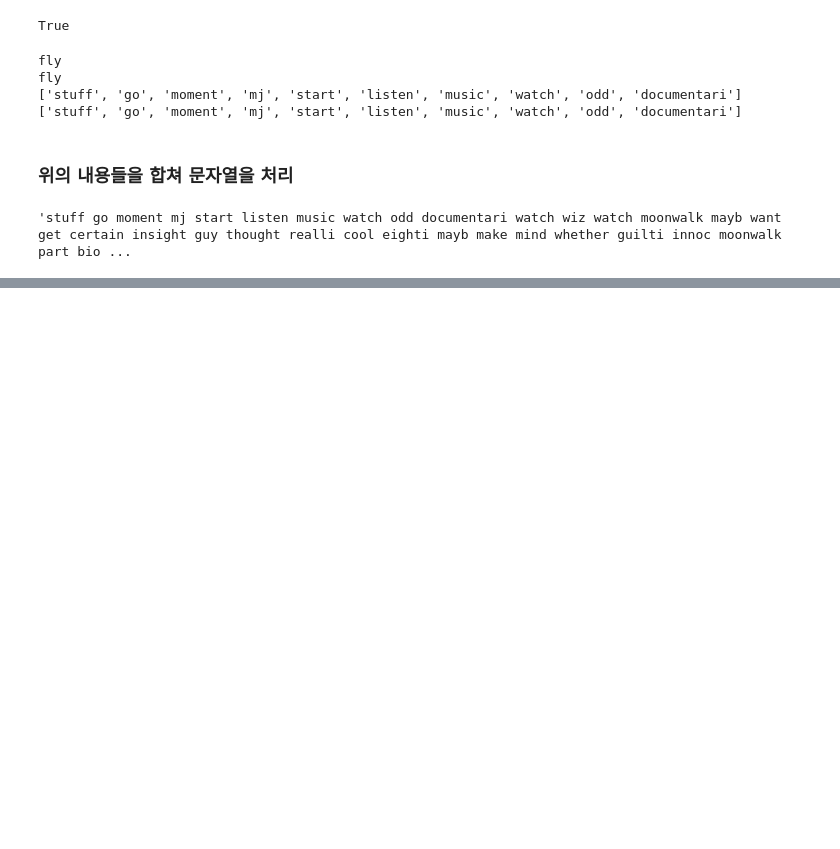
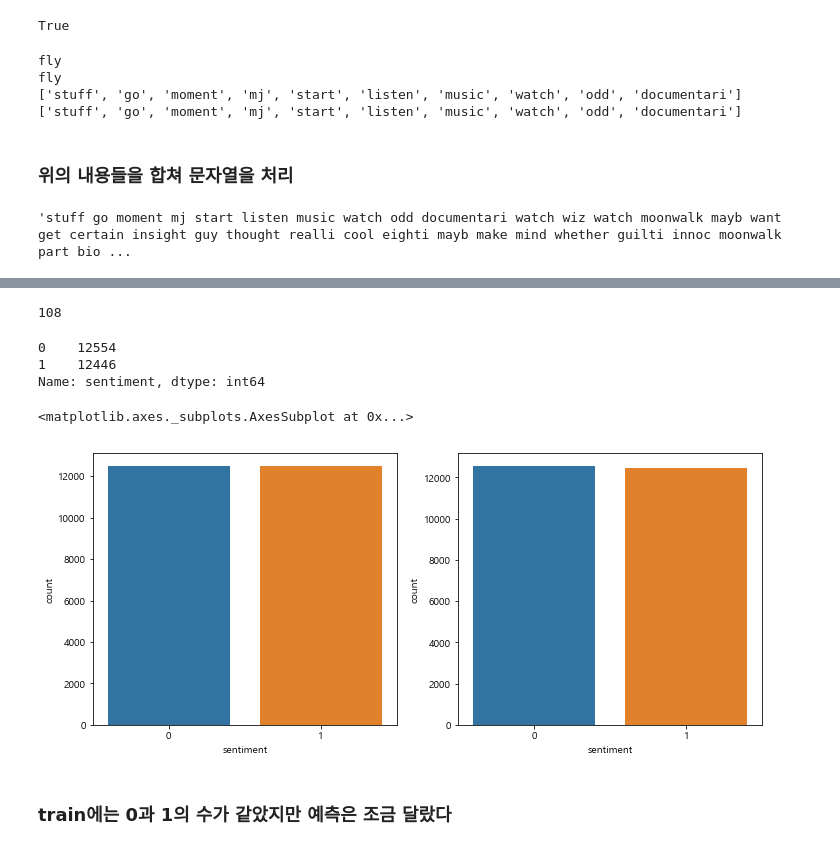
Before and after one commit to Maresak/programmers_lecture, a Jupyter notebook: 09_nltk_tutorial.ipynb, the cells around one changed output, grey strips where cells are left out. Cells and saved outputs as stored; diff of their text form; code cells hidden in the pictures; blank space fills up the shorter version.

```diff
--- a/09_nltk_tutorial.ipynb
+++ b/09_nltk_tutorial.ipynb
@@ -345,0 +539,10 @@ def apply_by_multiprocessing(df, func, **kwargs):
+# %%
+from sklearn.ensemble import RandomForestClassifier
+
+# 랜덤 포레스트 분류기 사용
+# n_jobs는 cpu코어 사용 개수(-1이면 모두 사용)
+# 같은 state 지정 위해 random_state 사용
+forest = RandomForestClassifier(
+    n_estimators=100, n_jobs= -1, random_state=2018
+)
+forest
@@ -345,0 +580,4 @@ def apply_by_multiprocessing(df, func, **kwargs):
+# %%
+# 테스트 데이터를 벡터화
+%time test_data_features = pipeline.transform(clean_test_reviews)
+test_data_features = test_data_features.toarray()
@@ -345,0 +611,4 @@ def apply_by_multiprocessing(df, func, **kwargs):
+# %%
+# 테스트 데이터를 넣고 예측
+result = forest.predict(test_data_features)
+result[:10]
@@ -345,0 +617,4 @@ def apply_by_multiprocessing(df, func, **kwargs):
+# %%
+# 예측 결과를 데이터프레임에 저장
+output = pd.DataFrame(data={'id':test['id'], 'sentiment':result})
+output.head()
@@ -345,0 +631,19 @@ def apply_by_multiprocessing(df, func, **kwargs):
+# %%
+output_sentiment = output['sentiment'].value_counts()
+print(output_sentiment[0]-output_sentiment[1])
+output_sentiment
+# %% [output]
+108
+0    12554
+1    12446
+Name: sentiment, dtype: int64
+# %%
+fig, axes = plt.subplots(ncols=2)
+fig.set_size_inches(12,5)
+sns.countplot(train['sentiment'], ax=axes[0])
+sns.countplot(output['sentiment'], ax=axes[1])
+# %% [output]
+<matplotlib.axes._subplots.AxesSubplot at 0x...>
+[figure, added]
+# %% [markdown]
+### train에는 0과 1의 수가 같았지만 예측은 조금 달랐다
```
Also changed, not shown: parts of 34 cells of this notebook, 4 other files.
